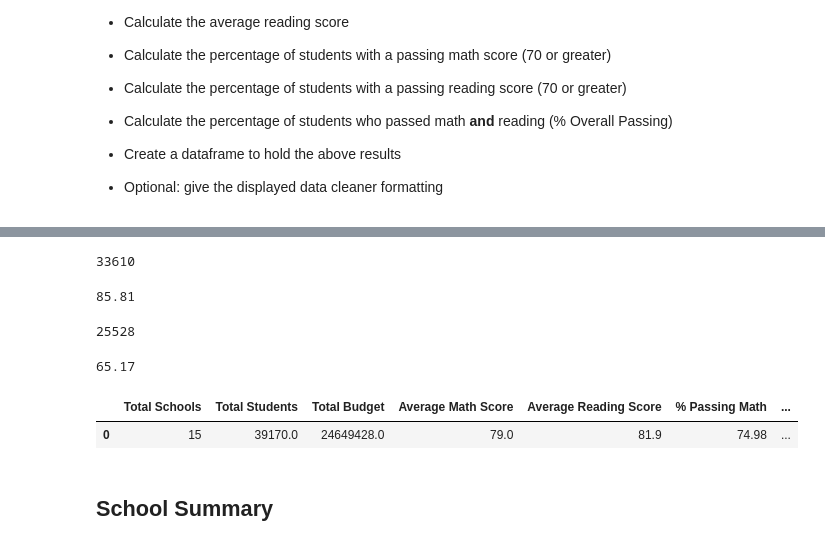
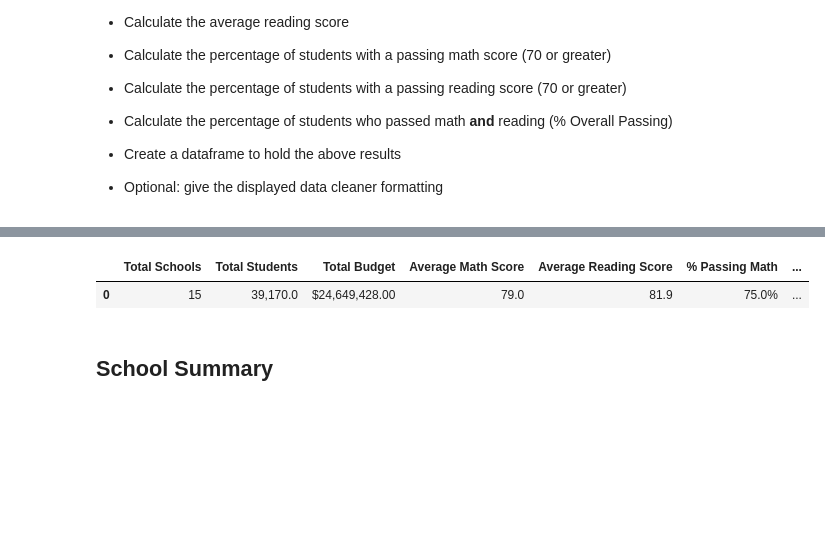
Before and after one commit to not4ewe/pandas-challenge, a Jupyter notebook: PyCitySchools_starter.ipynb, the cells around one changed output, grey strips where cells are left out. Drawn from its saved outputs; the diff is of its cells as text; code cells hidden in the pictures; blank space fills up the shorter version.

```diff
--- a/PyCitySchools_starter.ipynb
+++ b/PyCitySchools_starter.ipynb
@@ -83,20 +47,0 @@ percent_math_pass
-# %%
-read_pass = school_data_complete.loc[school_data_complete["reading_score"] >=70].count()["school_name"]
-read_pass
-# %% [output]
-33610
-# %%
-percent_read_pass = round((read_pass / student_count) *100,2)
-percent_read_pass
-# %% [output]
-85.81
-# %%
-overall_pass = school_data_complete[(school_data_complete["reading_score"] >=70) & (school_data_complete["math_score"] >=70)].count()["school_name"]
-overall_pass
-# %% [output]
-25528
-# %%
-percent_overall_pass = round((overall_pass/student_count)*100,2)
-percent_overall_pass
-# %% [output]
-65.17
@@ -103,13 +75,21 @@ percent_overall_pass
 # %%
+#Create a dataframe to hold the above results
 district_summary = pd.DataFrame({"Total Schools":[school_count],
-      "Total Students":[student_count],
-      "Total Budget": [total_budget],
-      "Average Math Score": [AVG_math_score],
-      "Average Reading Score":[AVG_read_score],
-      "% Passing Math":[percent_math_pass],
-      "% Passing Reading":[percent_read_pass],
-      "% Overall Passing":[percent_overall_pass]})
-district_summary
+                              "Total Students":[student_count],
+                              "Total Budget": [total_budget],
+                              "Average Math Score": [AVG_math_score],
+                              "Average Reading Score":[AVG_read_score],
+                              "% Passing Math":[percent_math_pass],
+                              "% Passing Reading":[percent_read_pass],
+                              "% Overall Passing":[percent_overall_pass]})
+#format and print
+district_summary.style.format({'Total Students': '{:,}',
+                          "Total Budget": "${:,.2f}",
+                          'Average Math Score': "{:.1f}",
+                          'Average Reading Score': "{:.1f}",
+                          "% Passing Math": "{:.1%}",
+                          "% Passing Reading": "{:.1%}",
+                          "% Overall Passing": "{:.1%}"})
 # %% [output]
 |  | Total Schools | Total Students | Total Budget | Average Math Score | Average Reading Score | % Passing Math | ... |
-| 0 | 15 | 39170.0 | 24649428.0 | 79.0 | 81.9 | 74.98 | ... |
+| 0 | 15 | 39,170.0 | $24,649,428.00 | 79.0 | 81.9 | 75.0% | ... |
```
Also changed, not shown: parts of 33 cells of this notebook.
